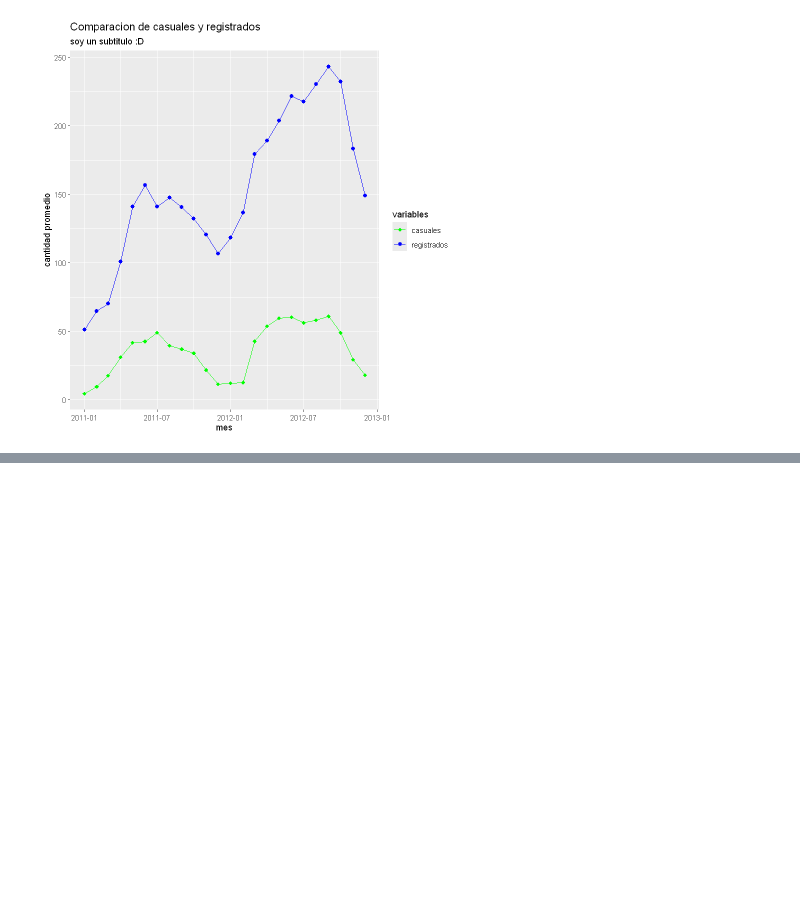
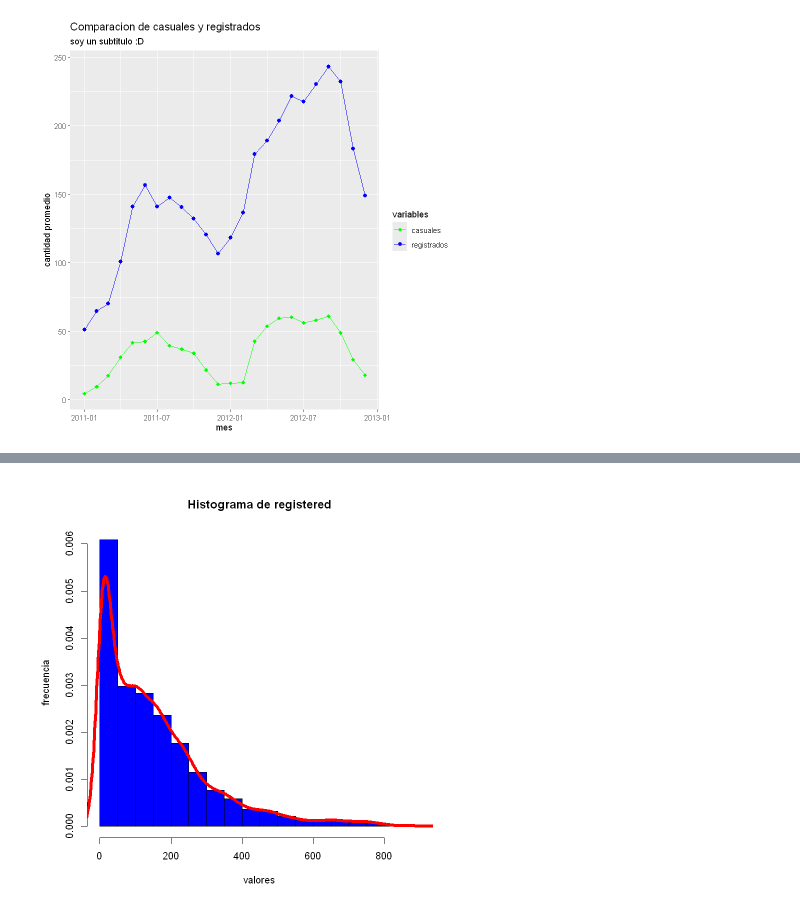
Before and after one commit to josegdotcom/Proyecto-analizis_regresion, a Jupyter notebook: Proyecto.ipynb, the cells around one changed output, grey strips where cells are left out. Saved outputs shown, nothing was run; the diff lists cells and outputs as text; code cells hidden in the pictures; blank space fills up the shorter version.

```diff
--- a/Proyecto.ipynb
+++ b/Proyecto.ipynb
@@ -143,0 +138,27 @@ ggplot(data=df_mensual, aes(x = dteday)) +
+# %%
+imprimir_histograma <- function(columna) {
+
+    if (columna == "casual") {
+        color <- "green"
+    } else if (columna == "registered") {
+        color <- "blue"
+    } else {
+        color <- "black"
+    }
+
+    hist(
+        df[[columna]],
+        main = paste("Histograma de", columna),
+        xlab = "valores",
+        ylab = "frecuencia",
+        col = color,
+        breaks = "Sturges", # calcula un break ideal mediante 1+log(n)
+        freq = FALSE
+    )
+
+    lines(density(df[[columna]]), lwd = 5, col = "red")
+}
+# %%
+imprimir_histograma("registered")
+# %% [output]
+[figure, added]
```
Also changed, not shown: parts of 7 cells of this notebook, 2 other files.
